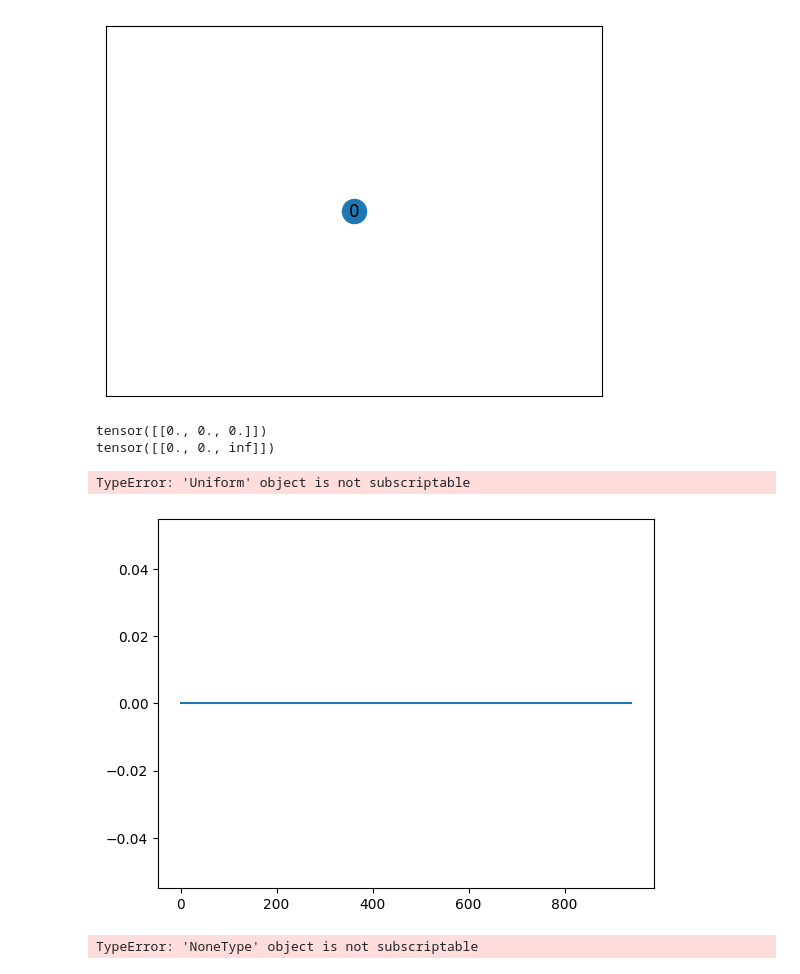
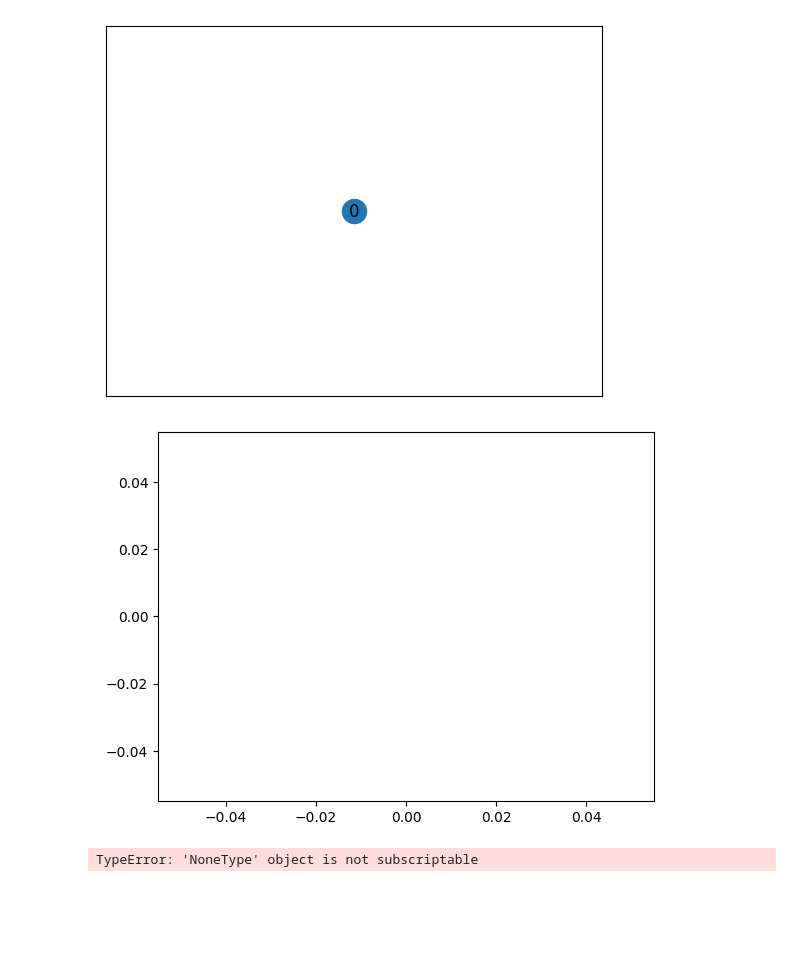
Before and after one commit to nachtflug6/ProcessTimeSeries, a Jupyter notebook: process_sim/test_process.ipynb, the cells around one changed output. Drawn from its saved outputs; the diff is of its cells as text; code cells hidden in the pictures; blank space fills up the shorter version.

```diff
--- a/process_sim/test_process.ipynb
+++ b/process_sim/test_process.ipynb
@@ -30,20 +30,17 @@ buffer_size_limit[-1] = 1e10
 # %%
 from graph_produce.prod_graph import ProdGraph
 
-graph = ProdGraph(adjacency_matrix, dists, buffer_size_limit, batch_size=20)
+graph = ProdGraph(adjacency_matrix, dists, buffer_size_limit, batch_size=40)
 
 prev_time = 0
 for i in range(1000):
     graph.forward()
+    print(graph.features)
-# %% [output]
-tensor([[0., 0., 0.]])
-tensor([[0., 0., inf]])
-TypeError: 'Uniform' object is not subscriptable
 # %%
-plt.plot(graph.log[:, 0])
+plt.plot(graph.log[:, 0], graph.log[:, 1])
 plt.show()
 # %% [output]
-[figure, old version]
+[figure, new version]
 # %%
 last_buffer = graph.log[graph.log['node'] == graph.log['node'].max()]
 
```
Also changed, not shown: 5 other files.
